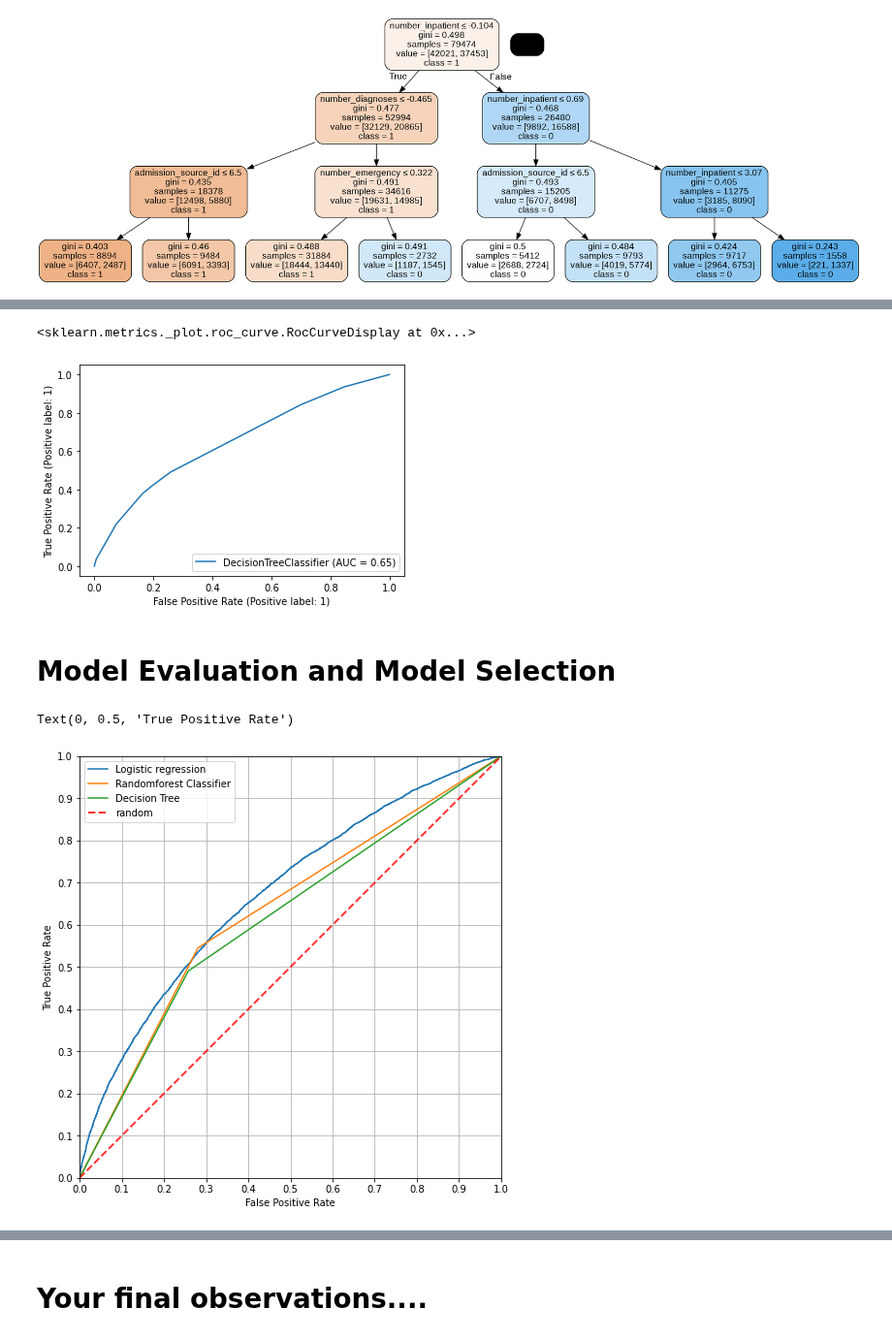
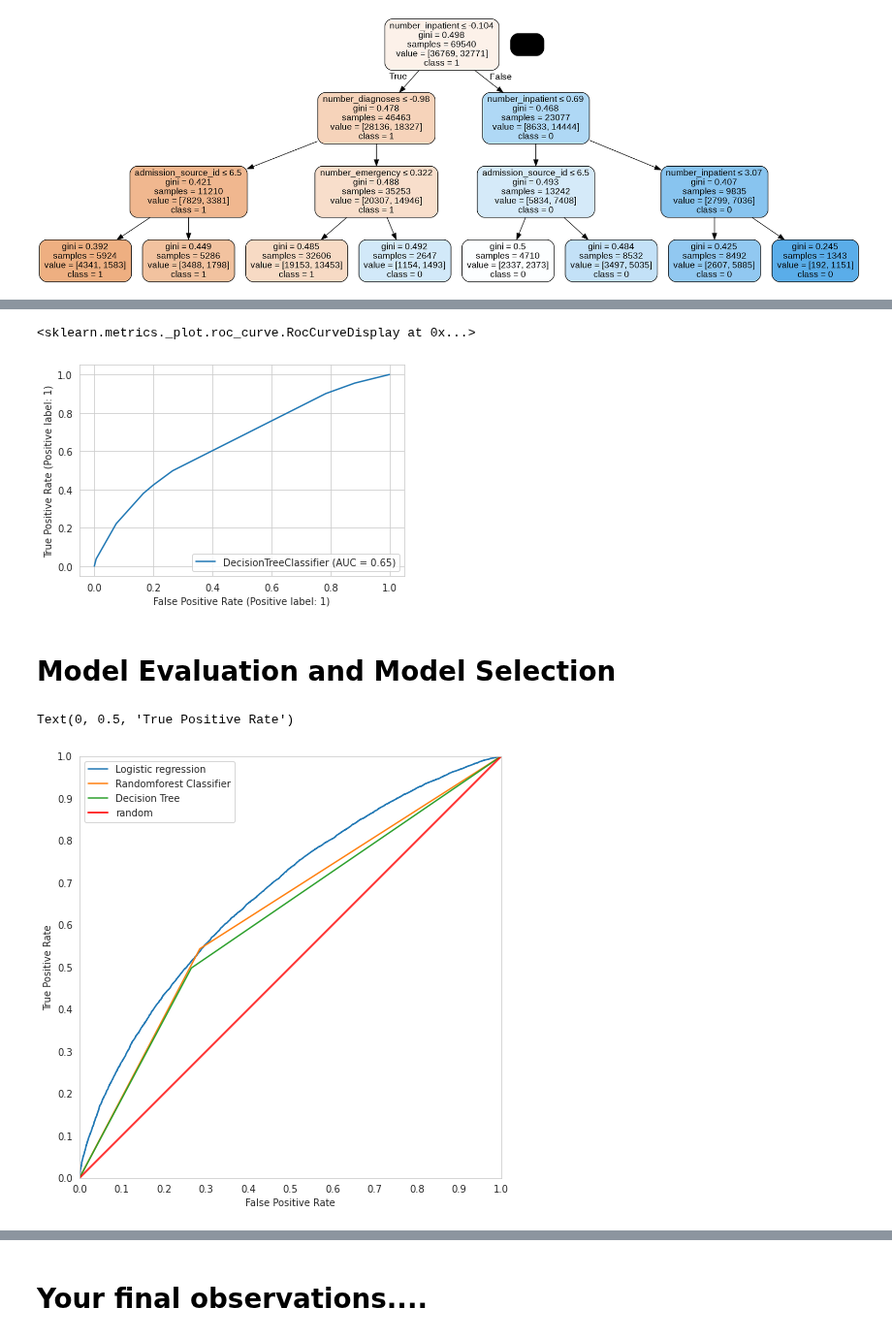
Before and after one commit to jlin246/Micro-credentials-Jan-2022-BSNS, a Jupyter notebook: python/Unit 4/Unit_4_Mini_Project_Solution.ipynb, the cells around one changed output, grey strips where cells are left out. Shown at 97% size. Drawn from its saved outputs; the diff is of its cells as text; code cells hidden in the pictures.

```diff
--- a/python/Unit 4/Unit_4_Mini_Project_Solution.ipynb
+++ b/python/Unit 4/Unit_4_Mini_Project_Solution.ipynb
@@ -367,7 +367,7 @@ X = pd.get_dummies(X)
 # %%
 from sklearn.model_selection import train_test_split
 
-Xtrain, Xtest, Ytrain, Ytest = train_test_split(X, Y, test_size = .2,
+Xtrain, Xtest, Ytrain, Ytest = train_test_split(X, Y, test_size = .3,
                                                 random_state = 7, stratify = Y)
 # %%
 print("shape of Xtrain,Xtest:",Xtrain.shape,Xtest.shape)
@@ -565,7 +565,7 @@ plt.show()
 metrics.plot_roc_curve(clfgini, Xtest, Ytest)
 # %% [output]
 <sklearn.metrics._plot.roc_curve.RocCurveDisplay at 0x...>
-[figure, old version]
+[figure, new version]
 # %% [markdown]
 # Model Evaluation and Model Selection
 # %%
@@ -576,25 +576,25 @@ fpr_dt, tpr_dt, thresholds = roc_curve(Ytest,ypreddt )  # decision tree
 # %%
 # compare the ROC curve between different models
 plt.figure(figsize=(8,8))
 plt.plot(fpr_log, tpr_log, label='Logistic regression')
 # plt.plot(fpr_adaclf, tpr_adaclf, label='Adaboost Classifier')
 plt.plot(fpr_rf, tpr_rf, label='Randomforest Classifier')
 # plt.plot(fpr_adamod, tpr_adamod, label='Adaboost with the best Pars')
 plt.plot(fpr_dt, tpr_dt, label='Decision Tree')
-plt.plot([0, 1], [0, 1], linestyle='--', lw=2, color='r',
+plt.plot([0, 1], [0, 1], linestyle='-', lw=2, color='r',
          label='random', alpha=.8)
 plt.xlim([0,1])
 plt.ylim([0,1])
 plt.xticks(np.arange(0,1.1,0.1))
 plt.yticks(np.arange(0,1.1,0.1))
 plt.grid()
 plt.legend()
 plt.axes().set_aspect('equal')
 plt.xlabel('False Positive Rate')
 plt.ylabel('True Positive Rate')
 # %% [output]
 Text(0, 0.5, 'True Positive Rate')
-[figure, old version]
+[figure, new version]
 # %%
 print("Accuracy of Logistic regression model:" ,logisticreg.score(Xtest, Ytest)*100)
 print("Accuracy of Random forest classification: ", random_forest.score(Xtest, Ytest)*100)
```
Also changed, not shown: parts of 17 cells of this notebook.
